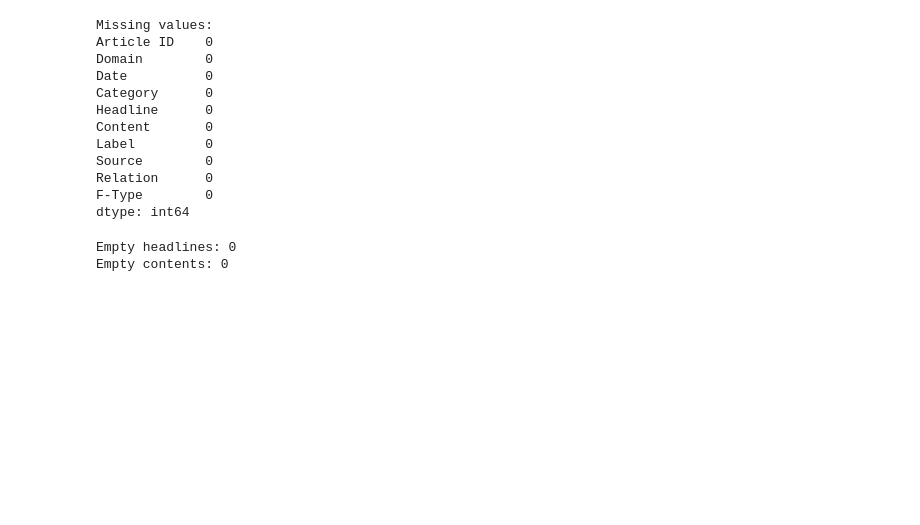
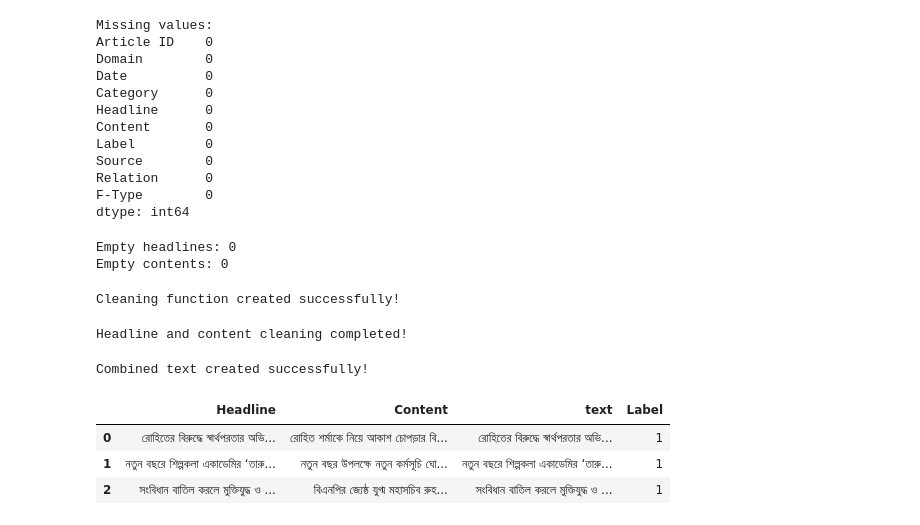
Before and after one commit to jaimulhaque/banglafake-detection, a Jupyter notebook: notebooks/01_data_prep.ipynb, the cells around one changed output. Drawn from its saved outputs; the diff is of its cells as text; code cells hidden in the pictures; blank space fills up the shorter version.

```diff
--- a/notebooks/01_data_prep.ipynb
+++ b/notebooks/01_data_prep.ipynb
@@ -316,3 +316,54 @@ print("Empty contents:", empty_content)
 # %% [output]
 Empty headlines: 0
 Empty contents: 0
+# %%
+def clean_bangla_text(text):
+    if pd.isna(text):
+        return ""
+
+    text = str(text).strip()
+
+    # Remove HTML tags
+    text = re.sub(r"<[^>]+>", " ", text)
+
+    # Remove zero-width characters
+    text = re.sub(r"[\u200b\u200c\u200d\ufeff]", "", text)
+
+    # Normalize whitespace
+    text = re.sub(r"\s+", " ", text)
+
+    return text.strip()
+
+print("Cleaning function created successfully!")
+# %% [output]
+Cleaning function created successfully!
+# %%
+df["Headline"] = df["Headline"].fillna("")
+df["Content"] = df["Content"].fillna("")
+
+df["clean_headline"] = df["Headline"].apply(clean_bangla_text)
+df["clean_content"] = df["Content"].apply(clean_bangla_text)
+
+print("Headline and content cleaning completed!")
+# %% [output]
+Headline and content cleaning completed!
+# %%
+df["text"] = (
+    df["clean_headline"] + " " + df["clean_content"]
+).str.strip()
+
+print("Combined text created successfully!")
+# %% [output]
+Combined text created successfully!
+# %%
+df[[
+    "Headline",
+    "Content",
+    "text",
+    "Label"
+]].head(3)
+# %% [output]
+|  | Headline | Content | text | Label |
+| 0 | রোহিতের বিরুদ্ধে স্বার্থপরতার অভি... | রোহিত শর্মাকে নিয়ে আকাশ চোপড়ার বি... | রোহিতের বিরুদ্ধে স্বার্থপরতার অভি... | 1 |
+| 1 | নতুন বছরে শিল্পকলা একাডেমির ‘তারু... | নতুন বছর উপলক্ষে নতুন কর্মসূচি ঘো... | নতুন বছরে শিল্পকলা একাডেমির ‘তারু... | 1 |
+| 2 | সংবিধান বাতিল করলে মুক্তিযুদ্ধ ও ... | বিএনপির জ্যেষ্ঠ যুগ্ম মহাসচিব রুহ... | সংবিধান বাতিল করলে মুক্তিযুদ্ধ ও ... | 1 |
```
Also changed, not shown: parts of 9 cells of this notebook.
